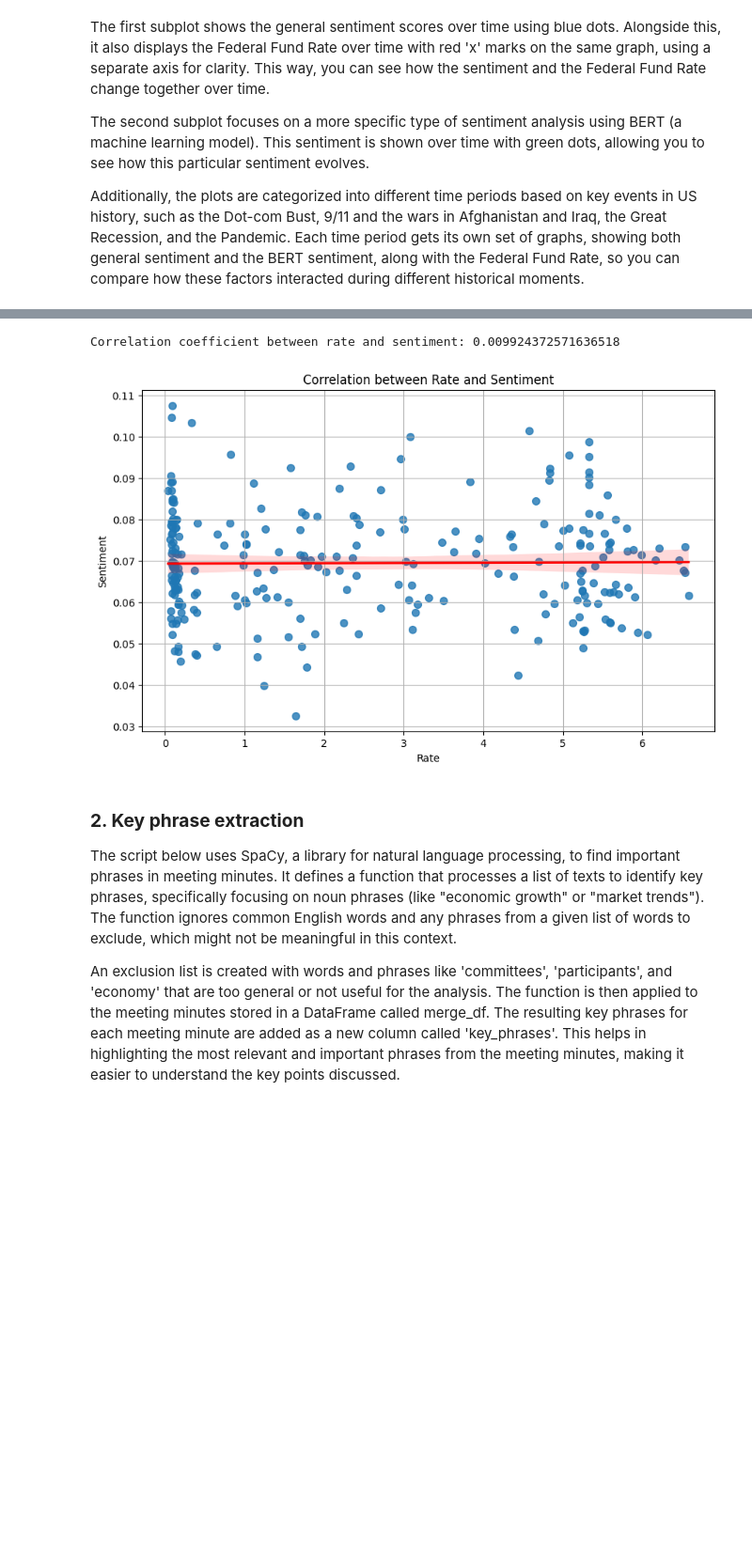
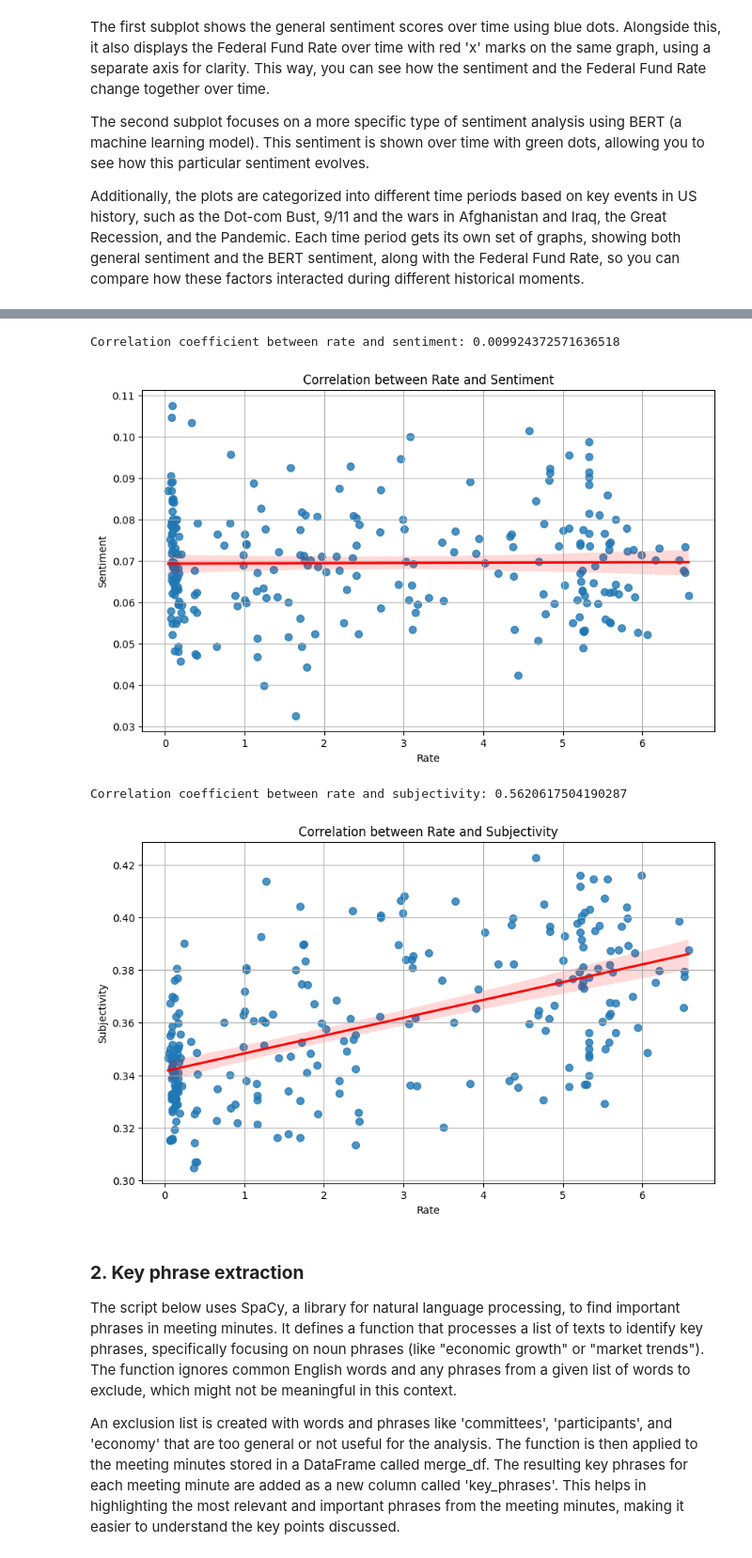
Before and after one commit to Cydia13526/s24-milestone2-team7-cspaarg-cydia-davidrez, a Jupyter notebook: project.ipynb, the cells around one changed output, grey strips where cells are left out. Shown at 94% size. Saved outputs shown, nothing was run; the diff lists cells and outputs as text; code cells hidden in the pictures; blank space fills up the shorter version.

```diff
--- a/project.ipynb
+++ b/project.ipynb
@@ -386,20 +419,36 @@ plt.show()
 # %%
-correlation = merge_df['rate'].corr(merge_df['sentiment'])
-print(f"Correlation coefficient between rate and sentiment: {correlation}")
+sentiment_correlation = merge_df['rate'].corr(merge_df['sentiment'])
+print(f"Correlation coefficient between rate and sentiment: {sentiment_correlation}")
 
-def get_corr(df):
+def get_sentiment_corr(df):
     plt.figure(figsize=(10, 6))
     sns.regplot(x='rate', y='sentiment', data=df, scatter_kws={'s': 50}, line_kws={"color": "red"})
     plt.title('Correlation between Rate and Sentiment')
     plt.xlabel('Rate')
     plt.ylabel('Sentiment')
     plt.grid(True)
     plt.show()
 
-get_corr(merge_df)
+get_sentiment_corr(merge_df)
+
+subjectivity_correlation = merge_df['rate'].corr(merge_df['subjectivity'])
+print(f"Correlation coefficient between rate and subjectivity: {subjectivity_correlation}")
+
+def get_subjectivity_corr(df):
+    plt.figure(figsize=(10, 6))
+    sns.regplot(x='rate', y='subjectivity', data=df, scatter_kws={'s': 50}, line_kws={"color": "red"})
+    plt.title('Correlation between Rate and Subjectivity')
+    plt.xlabel('Rate')
+    plt.ylabel('Subjectivity')
+    plt.grid(True)
+    plt.show()
+
+get_subjectivity_corr(merge_df)
 # %% [output]
 Correlation coefficient between rate and sentiment: 0.009924372571636518
 [figure]
+Correlation coefficient between rate and subjectivity: 0.5620617504190287
+[figure, added]
 # %% [markdown]
 ### **2. Key phrase extraction**
 
```
Also changed, not shown: parts of 3 cells of this notebook.
